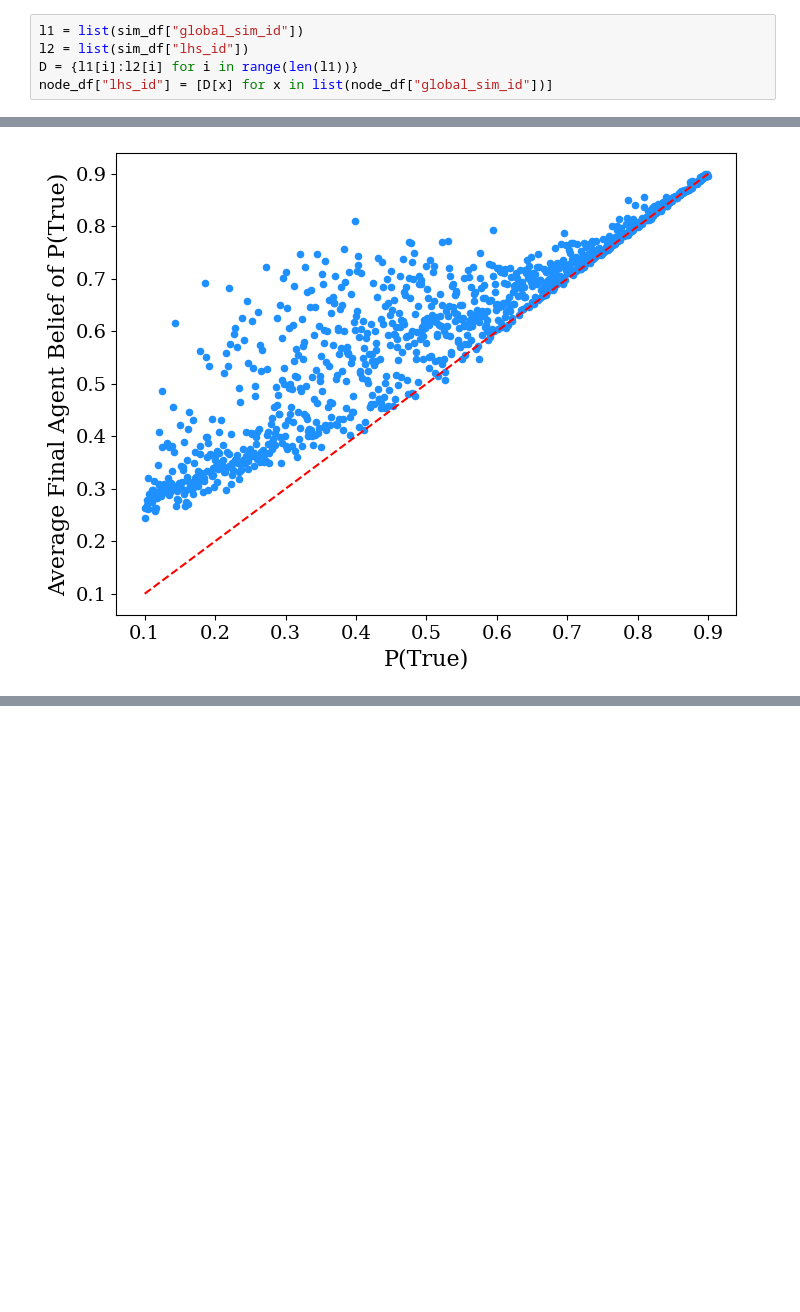
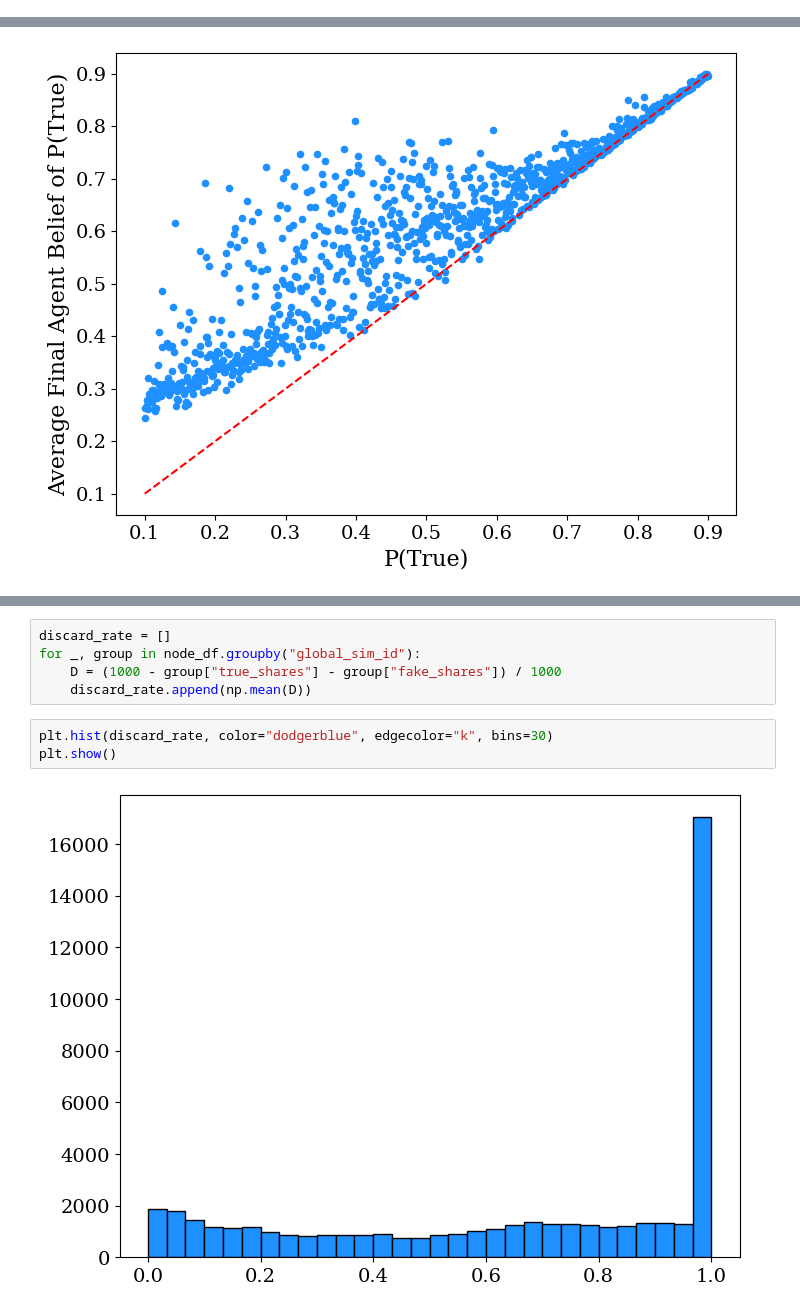
Before and after one commit to charlesaugdupont/deepfake-percolation, a Jupyter notebook: notebooks/EDA.ipynb, the cells around one changed output, grey strips where cells are left out. Saved outputs shown, nothing was run; the diff lists cells and outputs as text; blank space fills up the shorter version.

```diff
--- a/notebooks/EDA.ipynb
+++ b/notebooks/EDA.ipynb
@@ -174,5 +171,0 @@ plot_hexbin_grid(
-# %%
-l1 = list(sim_df["global_sim_id"])
-l2 = list(sim_df["lhs_id"])
-D = {l1[i]:l2[i] for i in range(len(l1))}
-node_df["lhs_id"] = [D[x] for x in list(node_df["global_sim_id"])]
@@ -277,0 +269,10 @@ plt.show()
+# %%
+discard_rate = []
+for _, group in node_df.groupby("global_sim_id"):
+    D = (1000 - group["true_shares"] - group["fake_shares"]) / 1000
+    discard_rate.append(np.mean(D))
+# %%
+plt.hist(discard_rate, color="dodgerblue", edgecolor="k", bins=30)
+plt.show()
+# %% [output]
+[figure, added]
```
Also changed, not shown: parts of 10 cells of this notebook.
